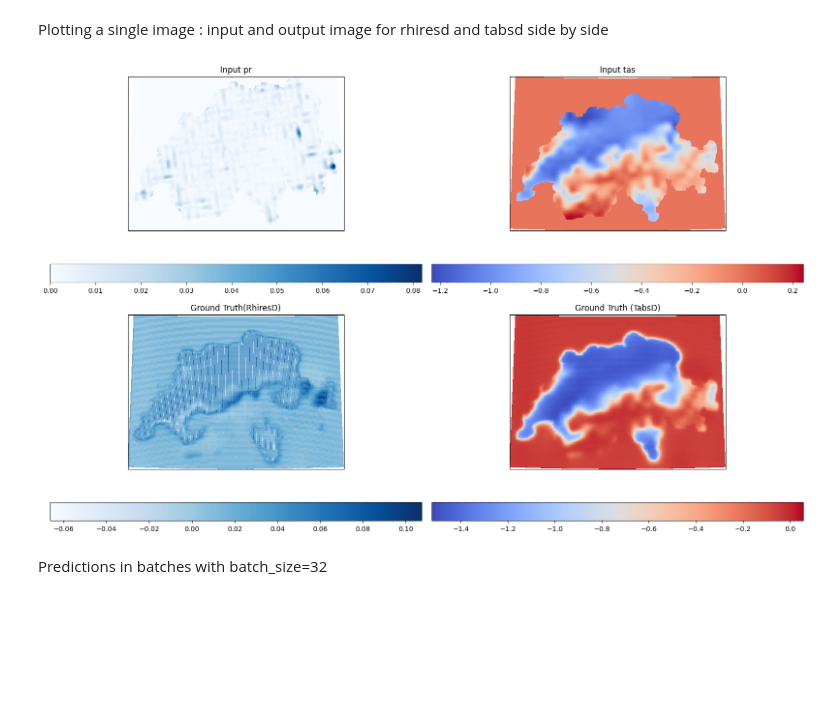
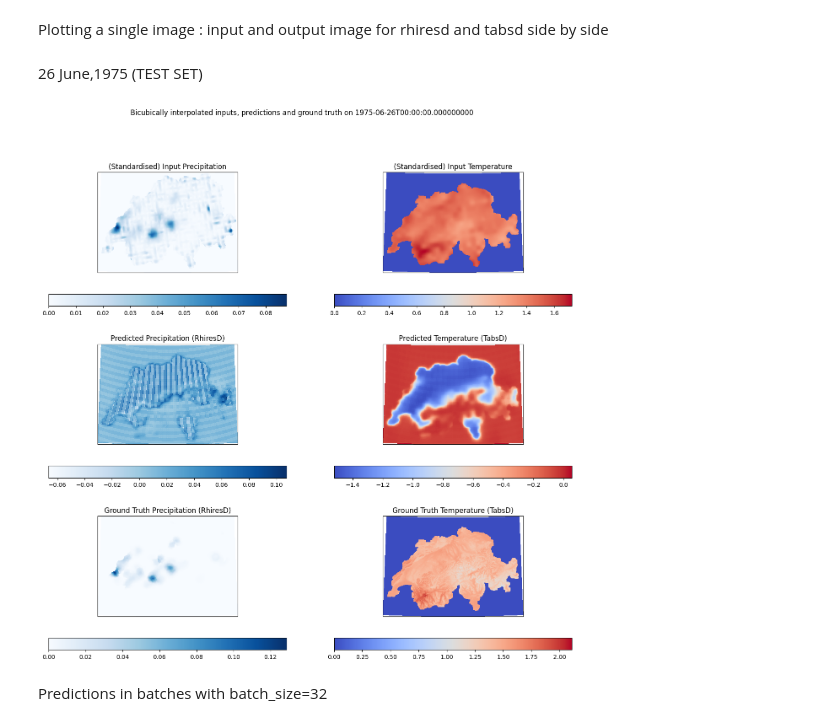
Before and after one commit to AsthanaShivanshi/Downscaling, a Jupyter notebook: Scripts/Jupyter_Notebooks/UNet_visualisations.ipynb, the cells around one changed output. Drawn from its saved outputs; the diff is of its cells as text; code cells hidden in the pictures; blank space fills up the shorter version.

```diff
--- a/Scripts/Jupyter_Notebooks/UNet_visualisations.ipynb
+++ b/Scripts/Jupyter_Notebooks/UNet_visualisations.ipynb
@@ -70,7 +70,7 @@ paired_ds= PairedDataset(precip_ds,temp_ds)
 A single prediction : not batch wise
 # %%
 #Predicting one single image pair
-index=11
+index=5
 input_img, target_img=paired_ds[index]
 input_img= input_img.unsqueeze(0)
 model_instance.eval()
@@ -97,0 +92,3 @@ torch.Size([2, 265, 370])
+# %%
+input_img=input_img.squeeze(0)
+target_img=target_img.squeeze(0)
@@ -98,3 +99,5 @@ torch.Size([2, 265, 370])
+# %%
+output_img=output_img.squeeze(0)
 # %%
 output_img.shape
 # %% [output]
@@ -104,6 +107,9 @@ The channels were given in unison to the model. For visualisation , it has to be
 # %%
 input_rhiresd= input_img[0,:,:]
 input_tabsd= input_img[1,:,:]
+# %%
+target_rhiresd=target_img[0,:,:]
+target_tabsd=target_img[1,:,:]
 # %%
 predicted_rhiresd= output_img[0,:,:]
 predicted_tabsd= output_img[1,:,:]
@@ -113,44 +119,57 @@ import cartopy.crs as ccrs
 import cartopy.feature as cfeature
 # %% [markdown]
 Plotting a single image : input and output image for rhiresd and tabsd side by side
+# %% [markdown]
+26 June,1975 (TEST SET)
 # %%
-lon_min, lon_max = 5, 11
-lat_min, lat_max = 45, 48
-
 lons = np.linspace(lon_min, lon_max, input_rhiresd.shape[1])
 lats = np.linspace(lat_min, lat_max, input_rhiresd.shape[0])
 lon2d, lat2d = np.meshgrid(lons, lats)
 
+# Define the projection
 lambert_proj = ccrs.LambertAzimuthalEqualArea(central_longitude=8, central_latitude=47)
 
-fig, axes = plt.subplots(2, 2, figsize=(16, 10), subplot_kw={'projection': lambert_proj})
+fig, axes = plt.subplots(3, 2, figsize=(16, 15), subplot_kw={'projection': lambert_proj})
 
+# Input pr
 ax = axes[0, 0]
-im = ax.pcolormesh(lon2d, lat2d, input_rhiresd.cpu(), cmap='Blues', shading='auto', transform=ccrs.PlateCarree())
-ax.set_title('Input pr')
+im = ax.pcolormesh(lon2d, lat2d, input_rhiresd, cmap='Blues', shading='auto', transform=ccrs.PlateCarree())
+ax.set_title('(Standardised) Input Precipitation')
 fig.colorbar(im, ax=ax, orientation='horizontal')
 
-# Input Temperature
+# Input tas
 ax = axes[0, 1]
-im = ax.pcolormesh(lon2d, lat2d, input_tabsd.cpu(), cmap='coolwarm', shading='auto', transform=ccrs.PlateCarree())
-ax.set_title('Input tas')
+im = ax.pcolormesh(lon2d, lat2d, input_tabsd, cmap='coolwarm', shading='auto', transform=ccrs.PlateCarree())
+ax.set_title('(Standardised) Input Temperature')
 fig.colorbar(im, ax=ax, orientation='horizontal')
 
-# Predicted Precipitation
+# Predicted RhiresD
 ax = axes[1, 0]
-im = ax.pcolormesh(lon2d, lat2d, predicted_rhiresd.cpu(), cmap='Blues', shading='auto', transform=ccrs.PlateCarree())
-ax.set_title('Ground Truth(RhiresD)')
+im = ax.pcolormesh(lon2d, lat2d, predicted_rhiresd, cmap='Blues', shading='auto', transform=ccrs.PlateCarree())
+ax.set_title('Predicted Precipitation (RhiresD)')
 fig.colorbar(im, ax=ax, orientation='horizontal')
 
-# Predicted Temperature
+# Predicted TabsD
 ax = axes[1, 1]
-im = ax.pcolormesh(lon2d, lat2d, predicted_tabsd.cpu(), cmap='coolwarm', shading='auto', transform=ccrs.PlateCarree())
-ax.set_title('Ground Truth (TabsD)')
+im = ax.pcolormesh(lon2d, lat2d, predicted_tabsd, cmap='coolwarm', shading='auto', transform=ccrs.PlateCarree())
+ax.set_title('Predicted Temperature (TabsD)')
 fig.colorbar(im, ax=ax, orientation='horizontal')
 
-plt.tight_layout()
+# Ground Truth RhiresD
+ax = axes[2, 0]
+im = ax.pcolormesh(lon2d, lat2d, target_rhiresd, cmap='Blues', shading='auto', transform=ccrs.PlateCarree())
+ax.set_title('Ground Truth Precipitation (RhiresD)')
+fig.colorbar(im, ax=ax, orientation='horizontal')
+
+# Ground Truth TabsD
+ax = axes[2, 1]
+im = ax.pcolormesh(lon2d, lat2d, target_tabsd, cmap='coolwarm', shading='auto', transform=ccrs.PlateCarree())
+ax.set_title('Ground Truth Temperature (TabsD)')
+fig.colorbar(im, ax=ax, orientation='horizontal')
+
+plt.suptitle(f"Bicubically interpolated inputs, predictions and ground truth on {corresponding_time_pr}" )
 plt.show()
 # %% [output]
-[figure, old version]
+[figure, new version]
 # %% [markdown]
 Predictions in batches with batch_size=32
```
Also changed, not shown: parts of 4 cells of this notebook.
